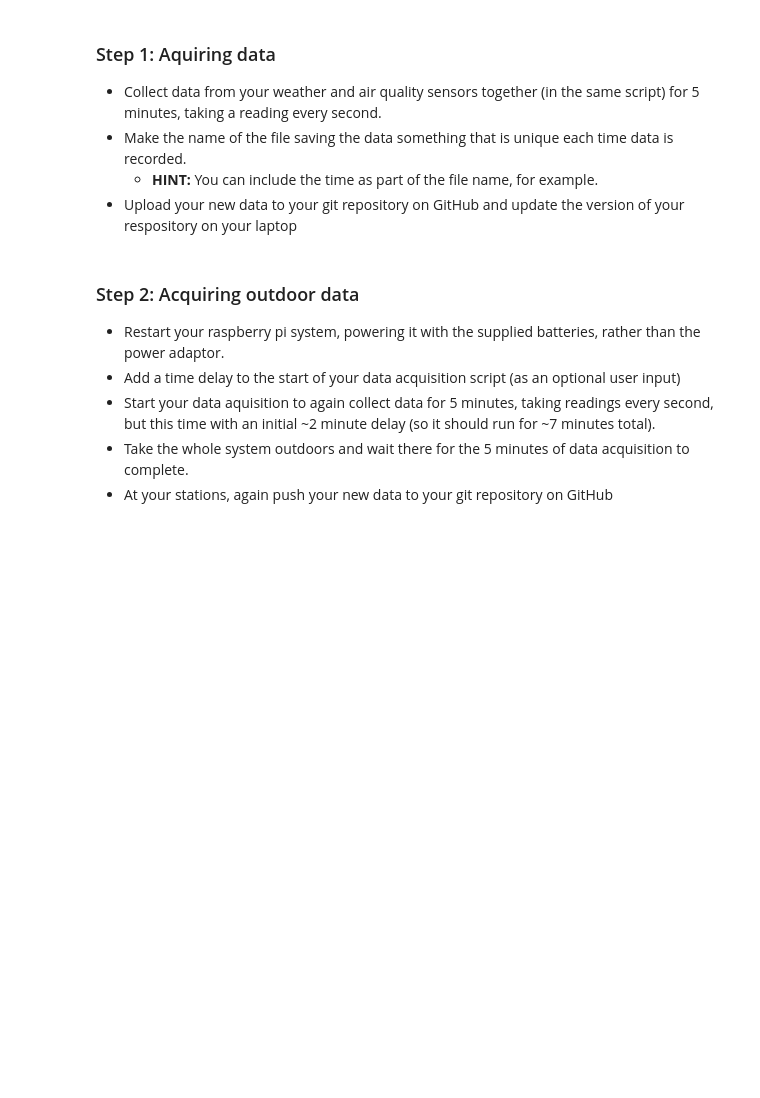
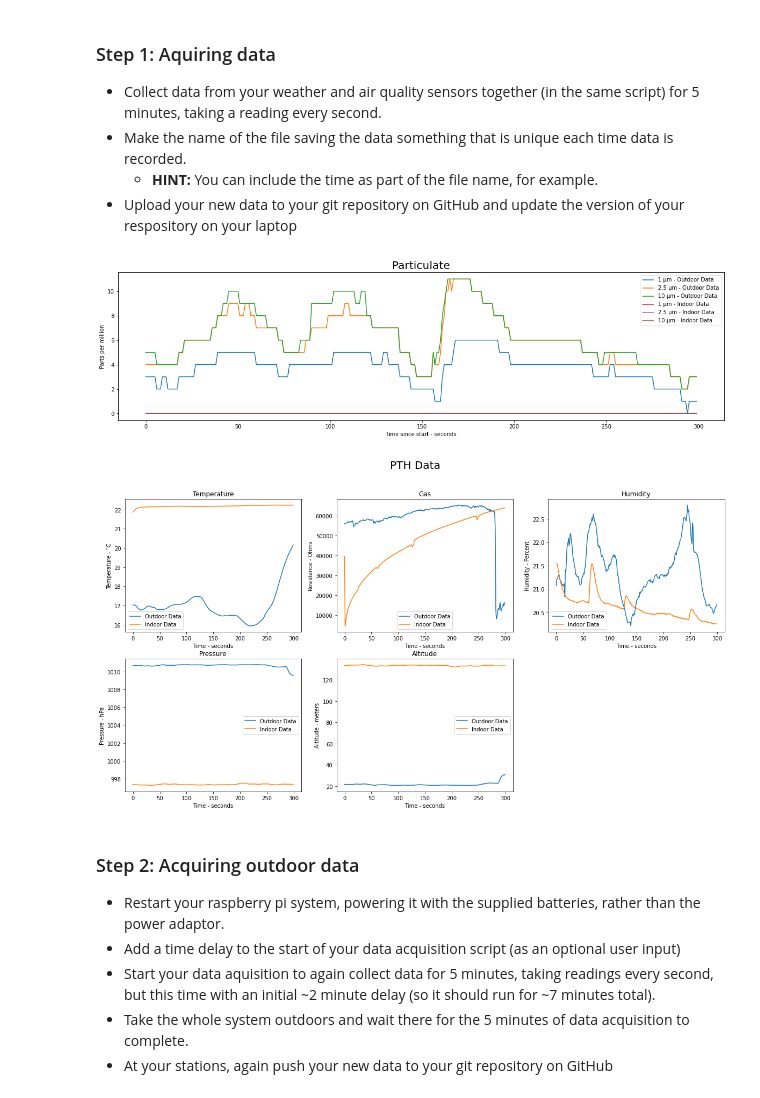
Before and after one commit to ElanPB/E11_Carlos_Elan, a Jupyter notebook: Week_6_Lab.ipynb, the cells around one changed output. Cells and saved outputs as stored; diff of their text form; code cells hidden in the pictures; blank space fills up the shorter version.

```diff
--- a/Week_6_Lab.ipynb
+++ b/Week_6_Lab.ipynb
@@ -9,3 +9,17 @@
 - Make the name of the file saving the data something that is unique each time data is recorded.
    - **HINT:** You can include the time as part of the file name, for example.
 - Upload your new data to your git repository on GitHub and update the version of your respository on your laptop
+# %%
+import pandas as pd
+import numpy as np
+import matplotlib.pyplot as plt
+import time
+import math
+
+outdoor = pd.read_csv('CSV_FILES/20230215-160202_aq_pth.csv')
+indoor = pd.read_csv('CSV_FILES/20230222-144631_aq_pth.csv')
+outdoor = outdoor[-300:]
+indoor = indoor.drop("Unnamed: 10", axis='columns')
+indoor = indoor.drop("Local Time", axis='columns')
+outdoor = outdoor.drop("Unnamed: 10", axis='columns')
+outdoor = outdoor.drop("Local Time", axis='columns')
@@ -12,3 +123,8 @@
+# %%
+plotCSVoverlap(outdoor, indoor, "Outdoor Data", "Indoor Data")
+# %% [output]
+[figure, added]
+[figure, added]
 # %% [markdown]
 ### Step 2: Acquiring outdoor data
 - Restart your raspberry pi system, powering it with the supplied batteries, rather than the power adaptor.
```
Also changed, not shown: parts of 4 cells of this notebook, 1 other file.
